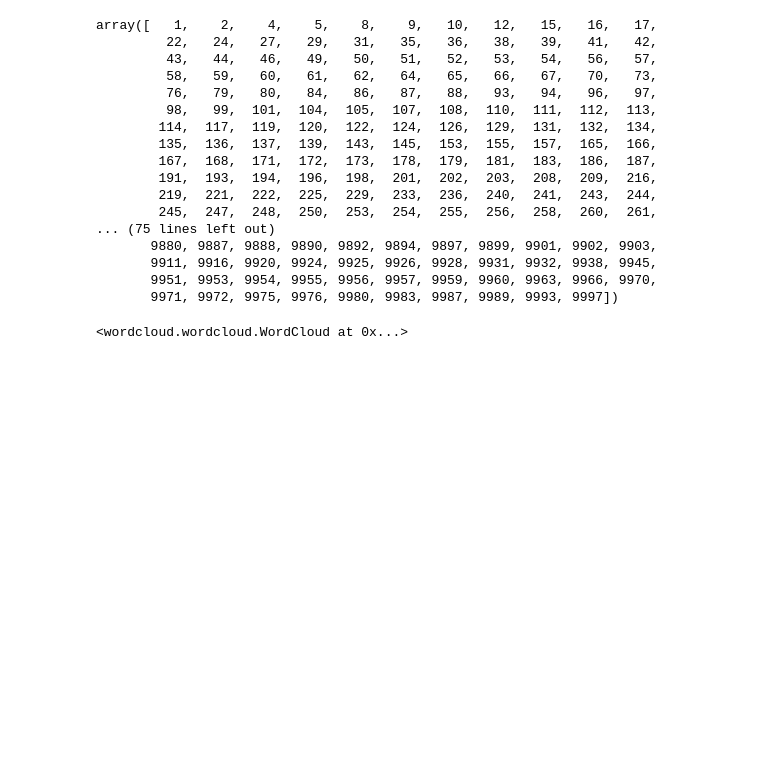
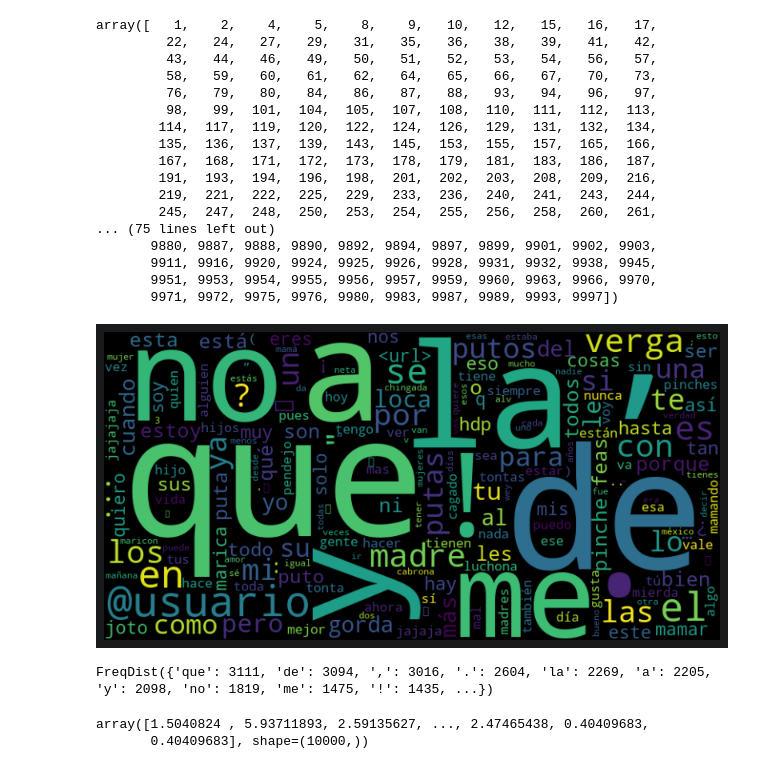
Before and after one commit to josuew/Natural_Language_Processing, a Jupyter notebook: Practica_2/Practica_2_Jauregui_Arvilla_Josue_Emmanuel.ipynb, the cells around one changed output. Saved outputs shown, nothing was run; the diff lists cells and outputs as text; code cells hidden in the pictures; blank space fills up the shorter version.

```diff
--- a/Practica_2/Practica_2_Jauregui_Arvilla_Josue_Emmanuel.ipynb
+++ b/Practica_2/Practica_2_Jauregui_Arvilla_Josue_Emmanuel.ipynb
@@ -335,4 +344,18 @@ wordcloud = WordCloud(width = 800, height = 400, background_color="black").gener
 # %%
-wordcloud
+wordcloud = WordCloud(width=800, height=400, background_color="black").generate_from_frequencies(fdist)
-# %% [output]
-<wordcloud.wordcloud.WordCloud at 0x...>
+# %%
+plt.figure(figsize=(10, 5))
+plt.imshow(wordcloud, interpolation = 'bilinear')
+plt.axis('off')
+plt.show()
+# %% [output]
+[figure, added]
+# %%
+fdist
+# %% [output]
+FreqDist({'que': 3111, 'de': 3094, ',': 3016, '.': 2604, 'la': 2269, 'a': 2205, 'y': 2098, 'no': 1819, 'me': 1475, '!': 1435, ...})
+# %%
+feats.scores_
+# %% [output]
+array([1.5040824 , 5.93711893, 2.59135627, ..., 2.47465438, 0.40409683,
+       0.40409683], shape=(10000,))
```
Also changed, not shown: parts of 17 cells of this notebook, 7 other files.
